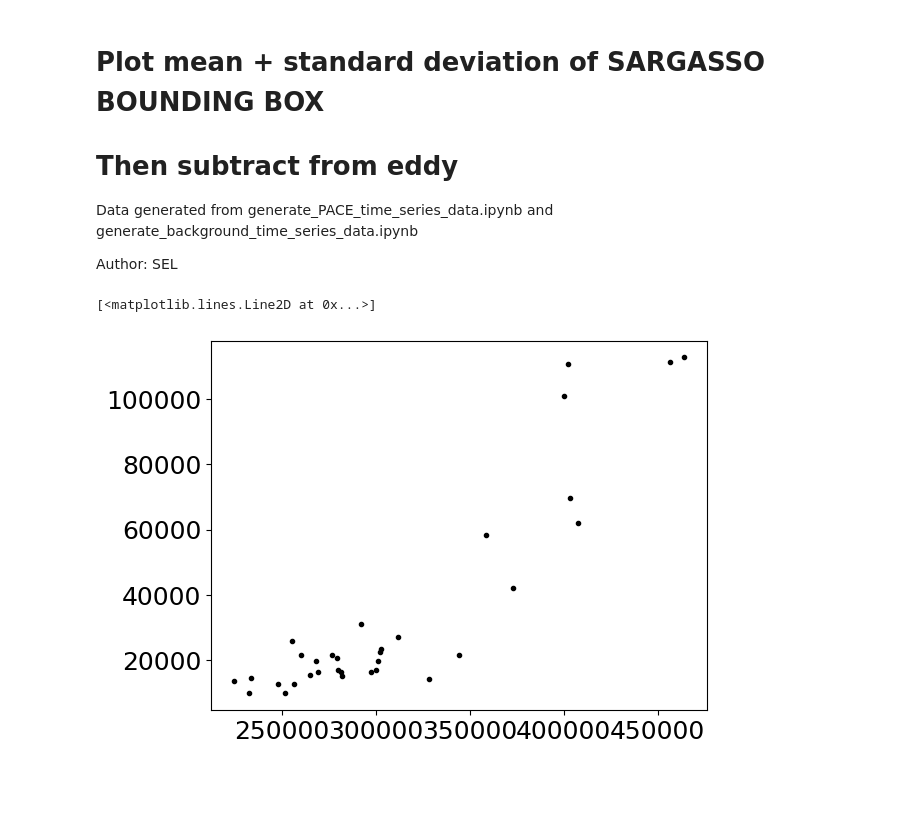
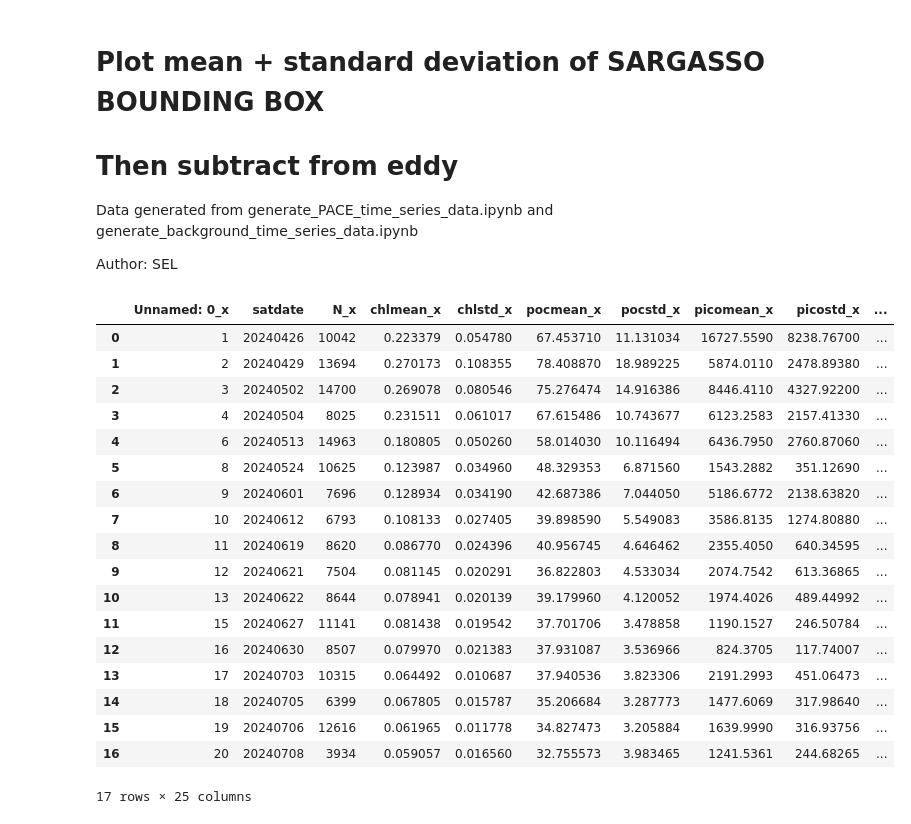
Before and after one commit to ocean-slang/go-swace, a Jupyter notebook: plot_PACE_eddy_anomaly.ipynb, the cells around one changed output. Saved outputs shown, nothing was run; the diff lists cells and outputs as text; code cells hidden in the pictures; blank space fills up the shorter version.

```diff
--- a/plot_PACE_eddy_anomaly.ipynb
+++ b/plot_PACE_eddy_anomaly.ipynb
@@ -21,6 +21,28 @@ data_eddy=pd.read_csv('PACE_TIMESERIES_MOANA_CHL_POC_164996.csv')
 dat_eddy = data_eddy.sort_values(by='satdate')
 # %%
 dat_eddy=dat_eddy.merge(dat, on='satdate')
+# %%
+dat_eddy
+# %% [output]
+|  | Unnamed: 0_x | satdate | N_x | chlmean_x | chlstd_x | pocmean_x | pocstd_x | picomean_x | picostd_x | ... |
+| 0 | 1 | 20240426 | 10042 | 0.223379 | 0.054780 | 67.453710 | 11.131034 | 16727.5590 | 8238.76700 | ... |
+| 1 | 2 | 20240429 | 13694 | 0.270173 | 0.108355 | 78.408870 | 18.989225 | 5874.0110 | 2478.89380 | ... |
+| 2 | 3 | 20240502 | 14700 | 0.269078 | 0.080546 | 75.276474 | 14.916386 | 8446.4110 | 4327.92200 | ... |
+| 3 | 4 | 20240504 | 8025 | 0.231511 | 0.061017 | 67.615486 | 10.743677 | 6123.2583 | 2157.41330 | ... |
+| 4 | 6 | 20240513 | 14963 | 0.180805 | 0.050260 | 58.014030 | 10.116494 | 6436.7950 | 2760.87060 | ... |
+| 5 | 8 | 20240524 | 10625 | 0.123987 | 0.034960 | 48.329353 | 6.871560 | 1543.2882 | 351.12690 | ... |
+| 6 | 9 | 20240601 | 7696 | 0.128934 | 0.034190 | 42.687386 | 7.044050 | 5186.6772 | 2138.63820 | ... |
+| 7 | 10 | 20240612 | 6793 | 0.108133 | 0.027405 | 39.898590 | 5.549083 | 3586.8135 | 1274.80880 | ... |
+| 8 | 11 | 20240619 | 8620 | 0.086770 | 0.024396 | 40.956745 | 4.646462 | 2355.4050 | 640.34595 | ... |
+| 9 | 12 | 20240621 | 7504 | 0.081145 | 0.020291 | 36.822803 | 4.533034 | 2074.7542 | 613.36865 | ... |
+| 10 | 13 | 20240622 | 8644 | 0.078941 | 0.020139 | 39.179960 | 4.120052 | 1974.4026 | 489.44992 | ... |
+| 11 | 15 | 20240627 | 11141 | 0.081438 | 0.019542 | 37.701706 | 3.478858 | 1190.1527 | 246.50784 | ... |
+| 12 | 16 | 20240630 | 8507 | 0.079970 | 0.021383 | 37.931087 | 3.536966 | 824.3705 | 117.74007 | ... |
+| 13 | 17 | 20240703 | 10315 | 0.064492 | 0.010687 | 37.940536 | 3.823306 | 2191.2993 | 451.06473 | ... |
+| 14 | 18 | 20240705 | 6399 | 0.067805 | 0.015787 | 35.206684 | 3.287773 | 1477.6069 | 317.98640 | ... |
+| 15 | 19 | 20240706 | 12616 | 0.061965 | 0.011778 | 34.827473 | 3.205884 | 1639.9990 | 316.93756 | ... |
+| 16 | 20 | 20240708 | 3934 | 0.059057 | 0.016560 | 32.755573 | 3.983465 | 1241.5361 | 244.68265 | ... |
+17 rows × 25 columns
 # %%
 # Set default fontsizes for plots
 fontsize = 18
@@ -38,9 +60,4 @@ dates=[];
 for IDX in range(0,len(dates1)):
     date2 = datetime.strptime(str(dates1[IDX]), '%Y%m%d').strftime('%m/%d/%Y')
     dates.append(date2);
-# %%
-plt.plot(dat_eddy.promean,dat_eddy.synmean, "k.")
-# %% [output]
-[<matplotlib.lines.Line2D at 0x...>]
-[figure, removed]
 # %%
```
Also changed, not shown: parts of 4 cells of this notebook.
